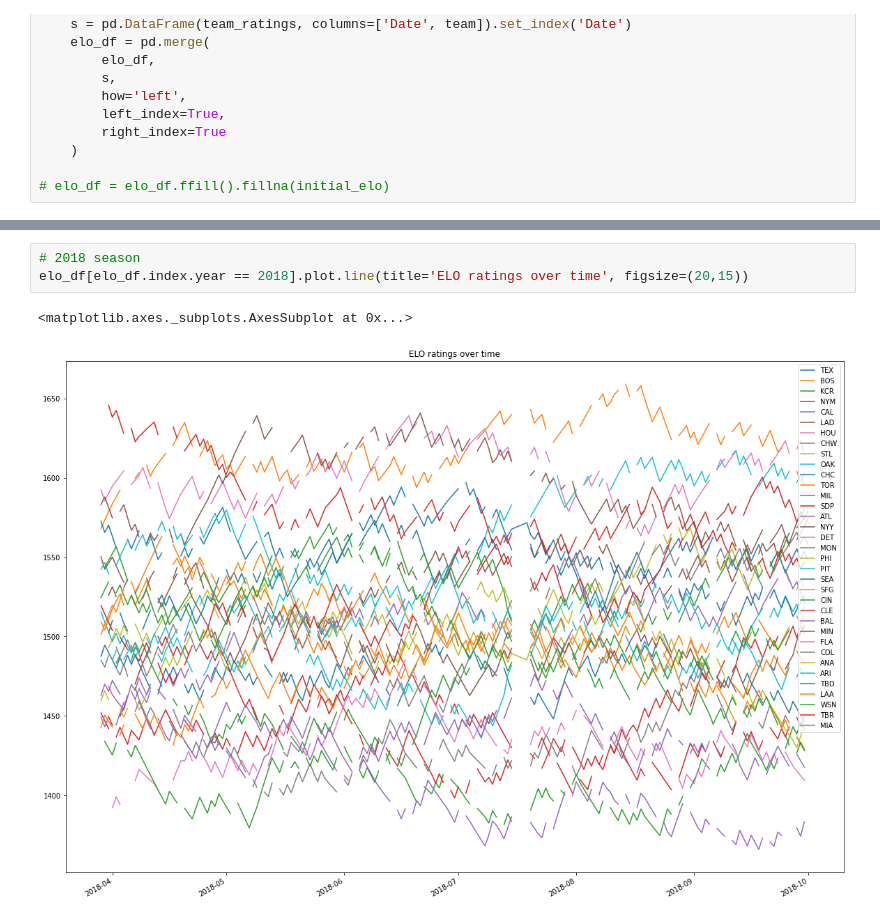
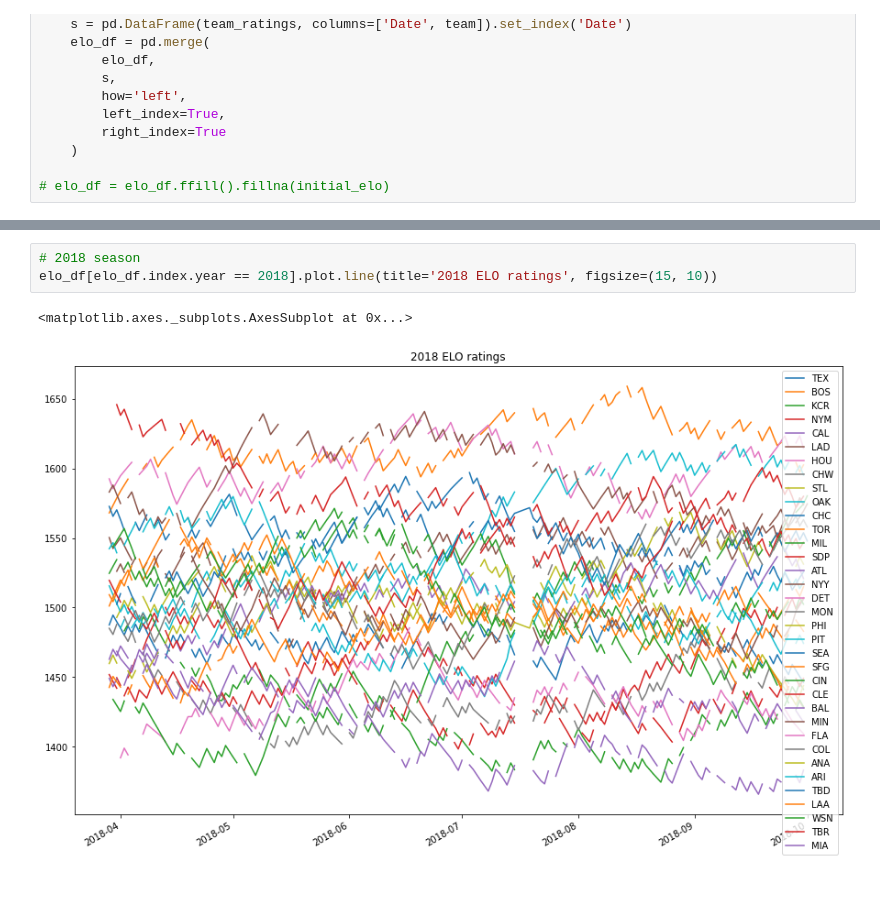
Before and after one commit to lanejere5/mlb, a Jupyter notebook: elo/ELO.ipynb, the cells around one changed output, grey strips where cells are left out. Saved outputs shown, nothing was run; the diff lists cells and outputs as text; blank space fills up the shorter version.

```diff
--- a/elo/ELO.ipynb
+++ b/elo/ELO.ipynb
@@ -311,8 +367,8 @@ elo_df.loc[elo_df.index.year == 2019,['HOU', 'WSN']].plot.line(title='ELO rating
 # %%
 # 2018 season
-elo_df[elo_df.index.year == 2018].plot.line(title='ELO ratings over time', figsize=(20,15))
+elo_df[elo_df.index.year == 2018].plot.line(title='2018 ELO ratings', figsize=(15, 10))
 # %% [output]
 <matplotlib.axes._subplots.AxesSubplot at 0x...>
-[figure, old version]
+[figure, new version]
 # %%
 # the 2018 world series was between boston and the dodgers
```
Also changed, not shown: parts of 24 cells of this notebook.
